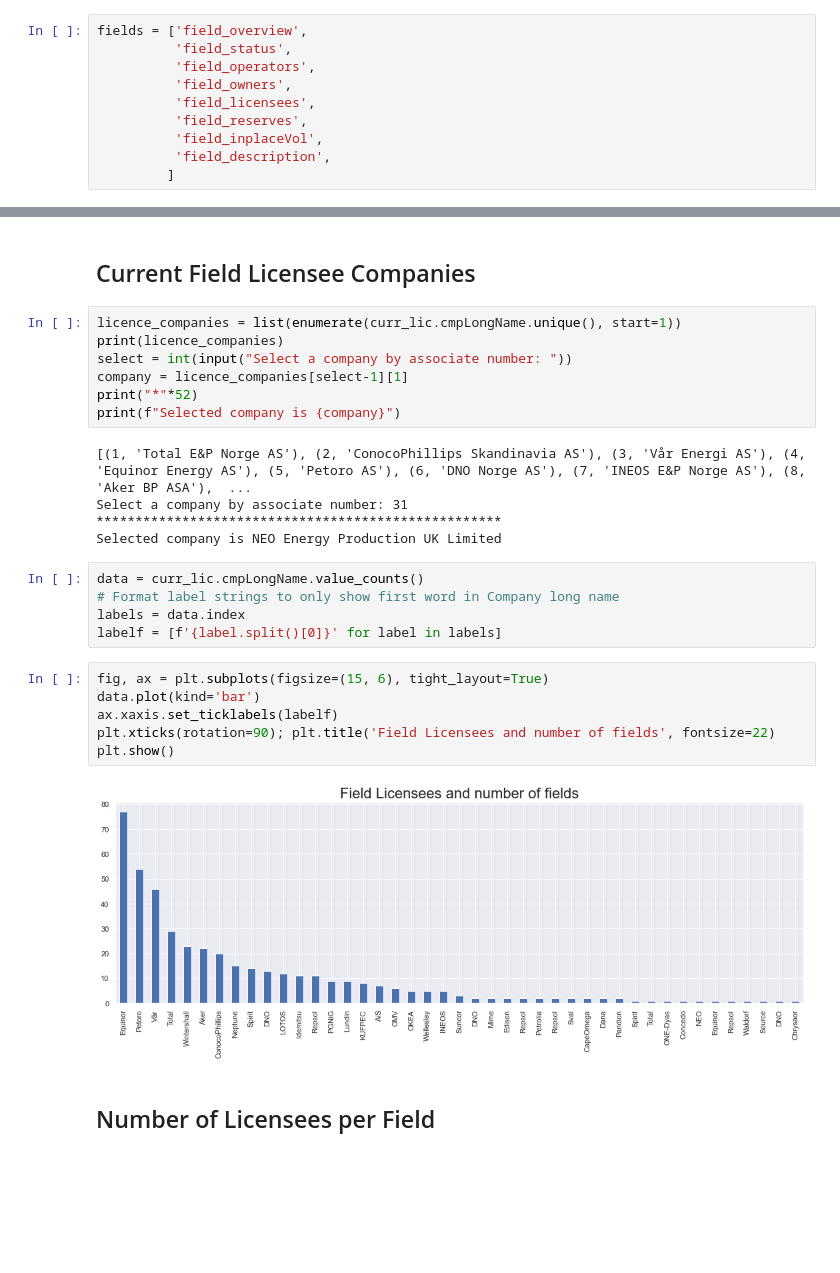
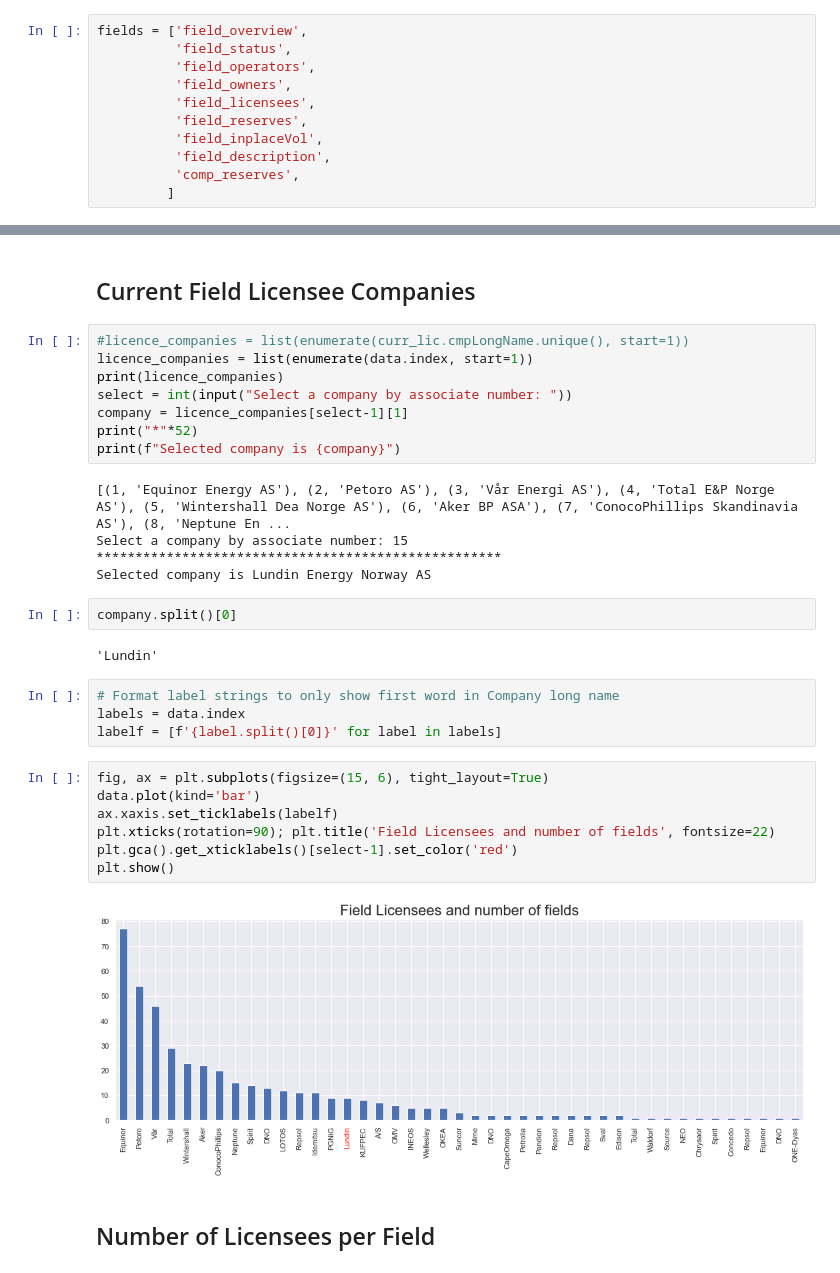
Before and after one commit to ABDunbar/NPD-Fields, a Jupyter notebook: Field.ipynb, the cells around one changed output, grey strips where cells are left out. Cells and saved outputs as stored; diff of their text form; blank space fills up the shorter version.

Commit message:
added red label to selected company

```diff
--- a/Field.ipynb
+++ b/Field.ipynb
@@ -16,6 +16,7 @@ fields = ['field_overview',
           'field_reserves',
           'field_inplaceVol',
           'field_description',
+          'comp_reserves',
          ]
 # %%
 from load import load
@@ -29,30 +31,35 @@ curr_lic = licensees[licensees.fldLicenseeTo.isnull()]
 # %% [markdown]
 ## Current Field Licensee Companies
 # %%
-licence_companies = list(enumerate(curr_lic.cmpLongName.unique(), start=1))
+#licence_companies = list(enumerate(curr_lic.cmpLongName.unique(), start=1))
+licence_companies = list(enumerate(data.index, start=1))
 print(licence_companies)
 select = int(input("Select a company by associate number: "))
 company = licence_companies[select-1][1]
 print("*"*52)
 print(f"Selected company is {company}")
 # %% [output]
-[(1, 'Total E&P Norge AS'), (2, 'ConocoPhillips Skandinavia AS'), (3, 'Vår Energi AS'), (4, 'Equinor Energy AS'), (5, 'Petoro AS'), (6, 'DNO Norge AS'), (7, 'INEOS E&P Norge AS'), (8, 'Aker BP ASA'),  ...
-Select a company by associate number: 31
+[(1, 'Equinor Energy AS'), (2, 'Petoro AS'), (3, 'Vår Energi AS'), (4, 'Total E&P Norge AS'), (5, 'Wintershall Dea Norge AS'), (6, 'Aker BP ASA'), (7, 'ConocoPhillips Skandinavia AS'), (8, 'Neptune En ...
+Select a company by associate number: 15
 ****************************************************
-Selected company is NEO Energy Production UK Limited
+Selected company is Lundin Energy Norway AS
+# %%
+company.split()[0]
+# %% [output]
+'Lundin'
 # %%
-data = curr_lic.cmpLongName.value_counts()
 # Format label strings to only show first word in Company long name
 labels = data.index
 labelf = [f'{label.split()[0]}' for label in labels]
 # %%
 fig, ax = plt.subplots(figsize=(15, 6), tight_layout=True)
 data.plot(kind='bar')
 ax.xaxis.set_ticklabels(labelf)
 plt.xticks(rotation=90); plt.title('Field Licensees and number of fields', fontsize=22)
+plt.gca().get_xticklabels()[select-1].set_color('red')
 plt.show()
 # %% [output]
-[figure, old version]
+[figure, new version]
 # %% [markdown]
 ## Number of Licensees per Field
 # %%
```
Also changed, not shown: parts of 12 cells of this notebook.
